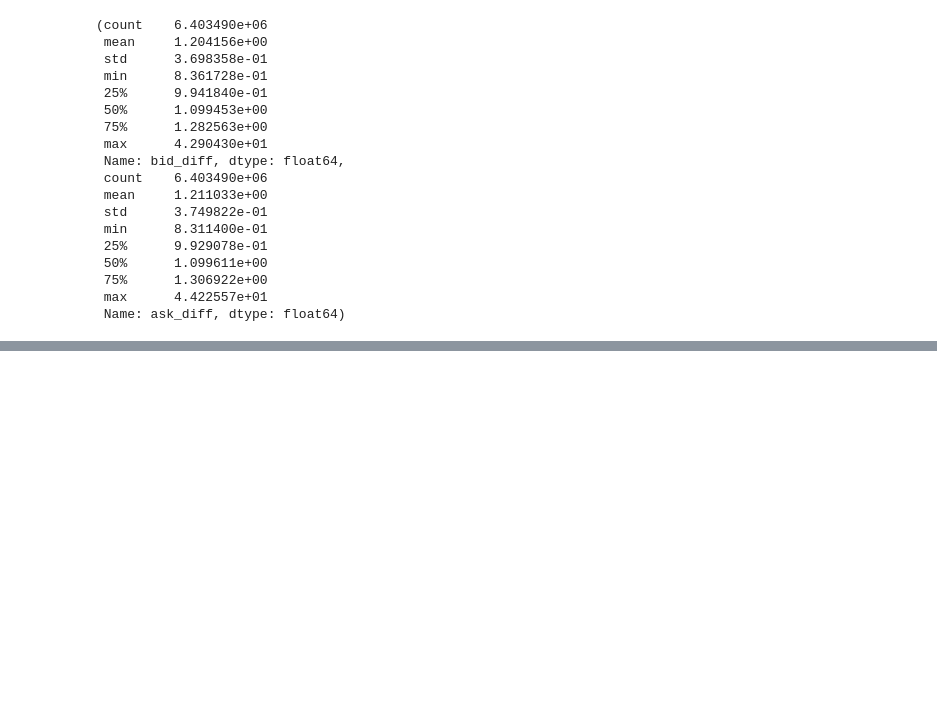
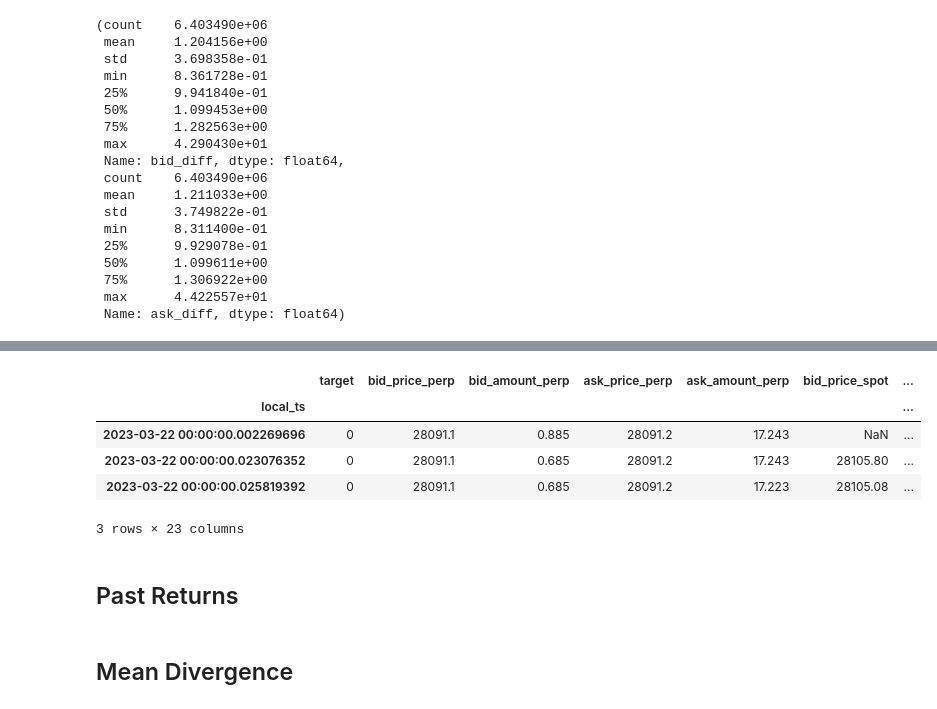
Before and after one commit to ESkripichnikov/market-prediction, a Jupyter notebook: get_features.ipynb, the cells around one changed output, grey strips where cells are left out. Cells and saved outputs as stored; diff of their text form; code cells hidden in the pictures; blank space fills up the shorter version.

```diff
--- a/get_features.ipynb
+++ b/get_features.ipynb
@@ -207,0 +261,17 @@ df.interpolate(method='backfill', inplace=True)
+# %%
+# df = pd.read_csv('data/df.csv')
+# df['local_ts'] = pd.to_datetime(df['local_ts'])
+df_trades = pd.read_csv(trades_path, usecols = [0, 4, 5, 6])
+df_trades_spot = pd.read_csv(trades_spot_path, usecols = [0, 4, 5, 6])
+# %%
+df_trades['local_ts'] = pd.to_datetime(df_trades['local_ts'])
+df_trades = (
+    df_trades.drop_duplicates(subset='local_ts', keep='last')
+    .set_index('local_ts').sort_index()
+)
+
+df_trades_spot['local_ts'] = pd.to_datetime(df_trades_spot['local_ts'])
+df_trades_spot = (
+    df_trades_spot.drop_duplicates(subset='local_ts', keep='last')
+    .set_index('local_ts').sort_index()
+)
@@ -207,0 +280,31 @@ df.interpolate(method='backfill', inplace=True)
+# %%
+for df_, postfix in tqdm([(df_trades, 'perp'), (df_trades_spot, 'spot')]):
+    df_['side'].replace(['S', 'B'], [-1, 1], inplace=True)
+    df_['amount'] = df_['amount'] *  df_['side']
+    df_.drop(columns=['price', 'side'], inplace=True)
+
+    tqdm_horizons = tqdm([100, 250, 500, 1000, 2000])
+    for time_horizon in tqdm_horizons:
+        tqdm_horizons.set_description(f'{time_horizon}ms is processing')
+
+        df_[f'tfi_{time_horizon}_{postfix}'] = df_['amount'].rolling(
+            f'{time_horizon}ms', min_periods=1
+        ).sum()
+
+    df_.drop(columns=['amount'], inplace=True)
+    df = pd.merge_asof(df, df_, on='local_ts', direction='backward')
+    df.set_index('local_ts', inplace=True)
+    df.sort_index(inplace=True)
+
+del df_trades, df_trades_spot
+# %%
+df.head(3)
+# %% [output]
+|  | target | bid_price_perp | bid_amount_perp | ask_price_perp | ask_amount_perp | bid_price_spot | ... |
+| local_ts |  |  |  |  |  |  | ... |
+| 2023-03-22 00:00:00.002269696 | 0 | 28091.1 | 0.885 | 28091.2 | 17.243 | NaN | ... |
+| 2023-03-22 00:00:00.023076352 | 0 | 28091.1 | 0.685 | 28091.2 | 17.243 | 28105.80 | ... |
+| 2023-03-22 00:00:00.025819392 | 0 | 28091.1 | 0.685 | 28091.2 | 17.223 | 28105.08 | ... |
+3 rows × 23 columns
+# %% [markdown]
+## Past Returns
@@ -207,0 +371,2 @@ df.interpolate(method='backfill', inplace=True)
+# %% [markdown]
+## Mean Divergence
```
Also changed, not shown: parts of 53 cells of this notebook.
